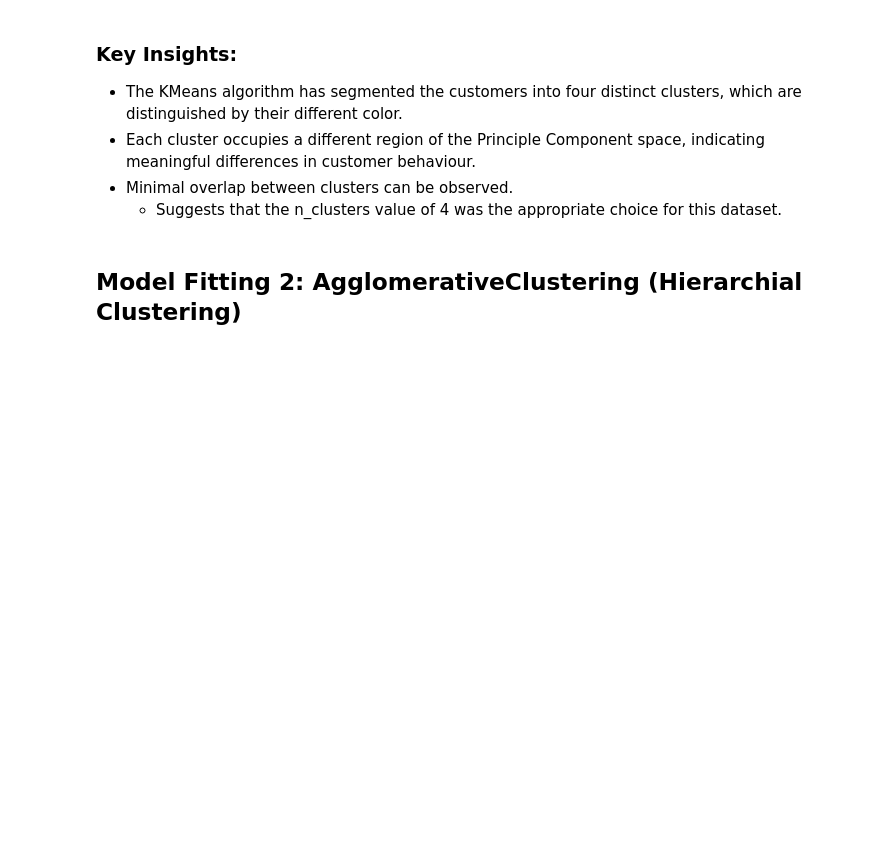
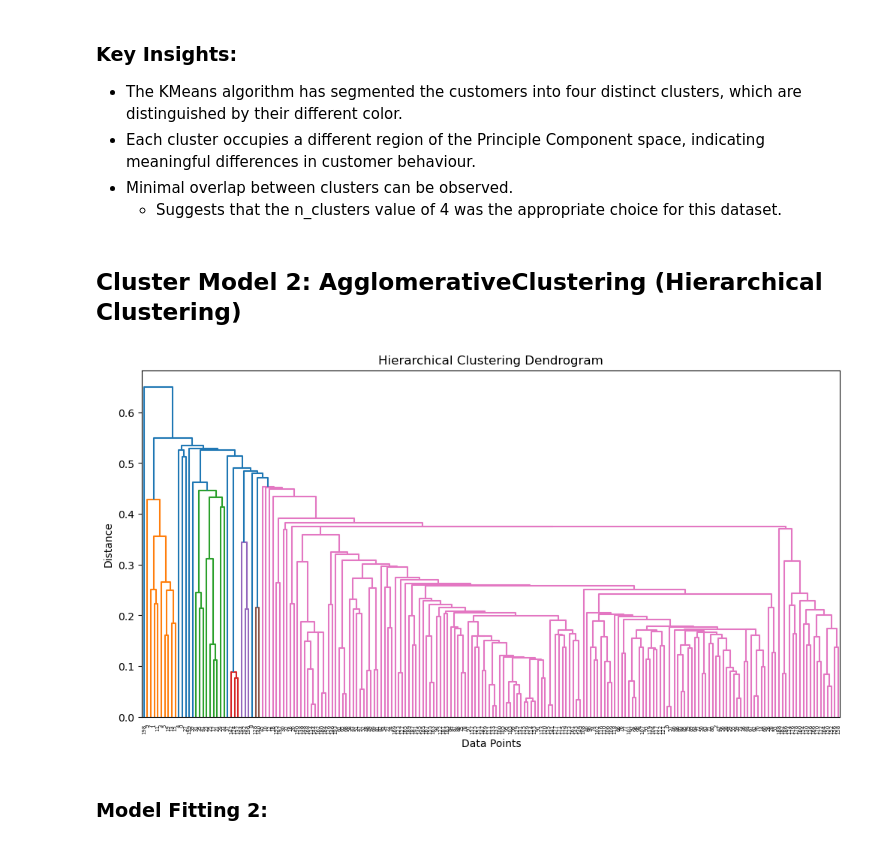
Before and after one commit to Cayden08/AIML, a Jupyter notebook: CA2/p2510893_CA2_PartA_Cayden.ipynb, the cells around one changed output. Saved outputs shown, nothing was run; the diff lists cells and outputs as text; code cells hidden in the pictures; blank space fills up the shorter version.

Commit message:
finished all 3 models, not final yet

```diff
--- a/CA2/p2510893_CA2_PartA_Cayden.ipynb
+++ b/CA2/p2510893_CA2_PartA_Cayden.ipynb
@@ -777,4 +779,16 @@ plt.show()
 - Minimal overlap between clusters can be observed.
     - Suggests that the n_clusters value of 4 was the appropriate choice for this dataset.
 # %% [markdown]
-## **Model Fitting 2: AgglomerativeClustering (Hierarchial Clustering)**
+## **Cluster Model 2:** AgglomerativeClustering (Hierarchical Clustering)
+# %%
+linked = linkage(pca_df[['PC1', 'PC2']])
+plt.figure(figsize=(12, 6))
+dendrogram(linked)
+plt.title('Hierarchical Clustering Dendrogram')
+plt.xlabel('Data Points')
+plt.ylabel('Distance')
+plt.show()
+# %% [output]
+[figure, added]
+# %% [markdown]
+### **Model Fitting 2:**
```
Also changed, not shown: parts of 24 cells of this notebook.
